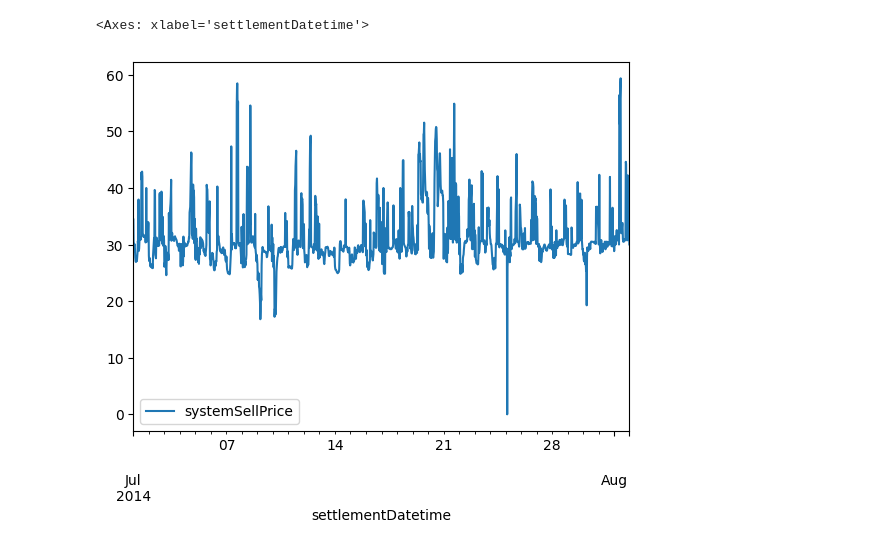
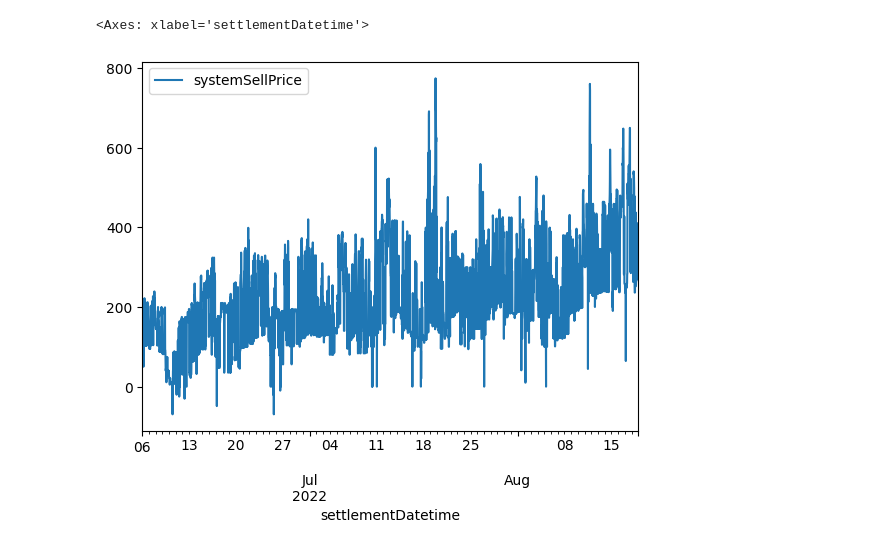
Before and after one commit to RichardHaythorn/PriceCapPredictor, a Jupyter notebook: dev.ipynb, the cells around one changed output. Cells and saved outputs as stored; diff of their text form; code cells hidden in the pictures.

```diff
--- a/dev.ipynb
+++ b/dev.ipynb
@@ -20 +13,8 @@ from_settlement_date,to_settlement_date
+# %%
+jun_22 = pd.read_parquet("predictor/data/2022/06.parquet")
+jul_22 = pd.read_parquet("predictor/data/2022/07.parquet")
+aug_22 = pd.read_parquet("predictor/data/2022/08.parquet")
+# %%
+df = pd.concat([jun_22,jul_22,aug_22])
+df = df.set_index("settlementDatetime").loc["2022-06-06":"2022-08-18"]
 # %%
@@ -42,5 +36,5 @@ pd.read_parquet("test.parquet")
 # %%
-df.plot(x="settlementDatetime",y="systemSellPrice")
+df.reset_index().plot(x="settlementDatetime",y="systemSellPrice")
 # %% [output]
 <Axes: xlabel='settlementDatetime'>
-[figure, old version]
+[figure, new version]
```
Also changed, not shown: parts of 9 cells of this notebook.
